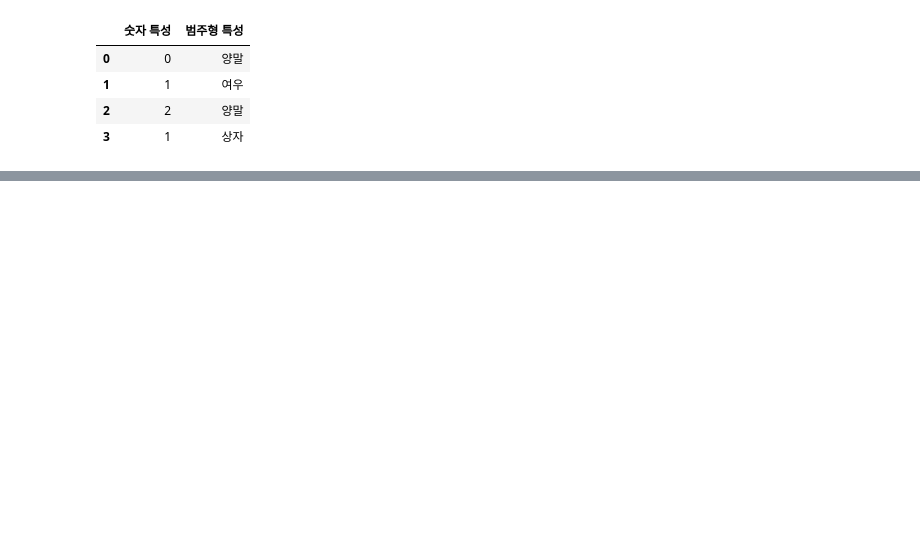
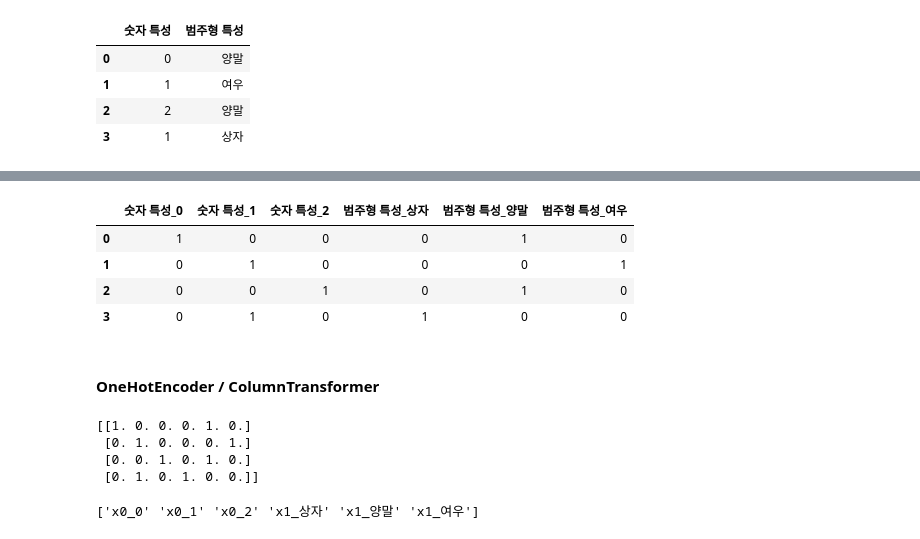
Before and after one commit to ikeven94/py_repo, a Jupyter notebook: Feature_Engineering.ipynb, the cells around one changed output, grey strips where cells are left out. Saved outputs shown, nothing was run; the diff lists cells and outputs as text; code cells hidden in the pictures; blank space fills up the shorter version.

```diff
--- a/Feature_Engineering.ipynb
+++ b/Feature_Engineering.ipynb
@@ -75,0 +75,24 @@ display(demo_df)
+# %%
+# demo_df['숫자 특성'] = demo_df['숫자 특성'].astype(str)
+display(pd.get_dummies(demo_df,columns=['숫자 특성','범주형 특성'])) # 열을 명시하면 모두 범주형으로 간주
+# %% [output]
+|  | 숫자 특성_0 | 숫자 특성_1 | 숫자 특성_2 | 범주형 특성_상자 | 범주형 특성_양말 | 범주형 특성_여우 |
+| 0 | 1 | 0 | 0 | 0 | 1 | 0 |
+| 1 | 0 | 1 | 0 | 0 | 0 | 1 |
+| 2 | 0 | 0 | 1 | 0 | 1 | 0 |
+| 3 | 0 | 1 | 0 | 1 | 0 | 0 |
+# %% [markdown]
+#### OneHotEncoder / ColumnTransformer
+# %%
+from sklearn.preprocessing import OneHotEncoder
+ohe = OneHotEncoder(sparse=False) # Sparse Matrix가 아닌 Numpy Array return
+print(ohe.fit_transform(demo_df))
+# %% [output]
+[[1. 0. 0. 0. 1. 0.]
+ [0. 1. 0. 0. 0. 1.]
+ [0. 0. 1. 0. 1. 0.]
+ [0. 1. 0. 1. 0. 0.]]
+# %%
+print(ohe.get_feature_names())
+# %% [output]
+['x0_0' 'x0_1' 'x0_2' 'x1_상자' 'x1_양말' 'x1_여우']
```
Also changed, not shown: parts of 12 cells of this notebook.
